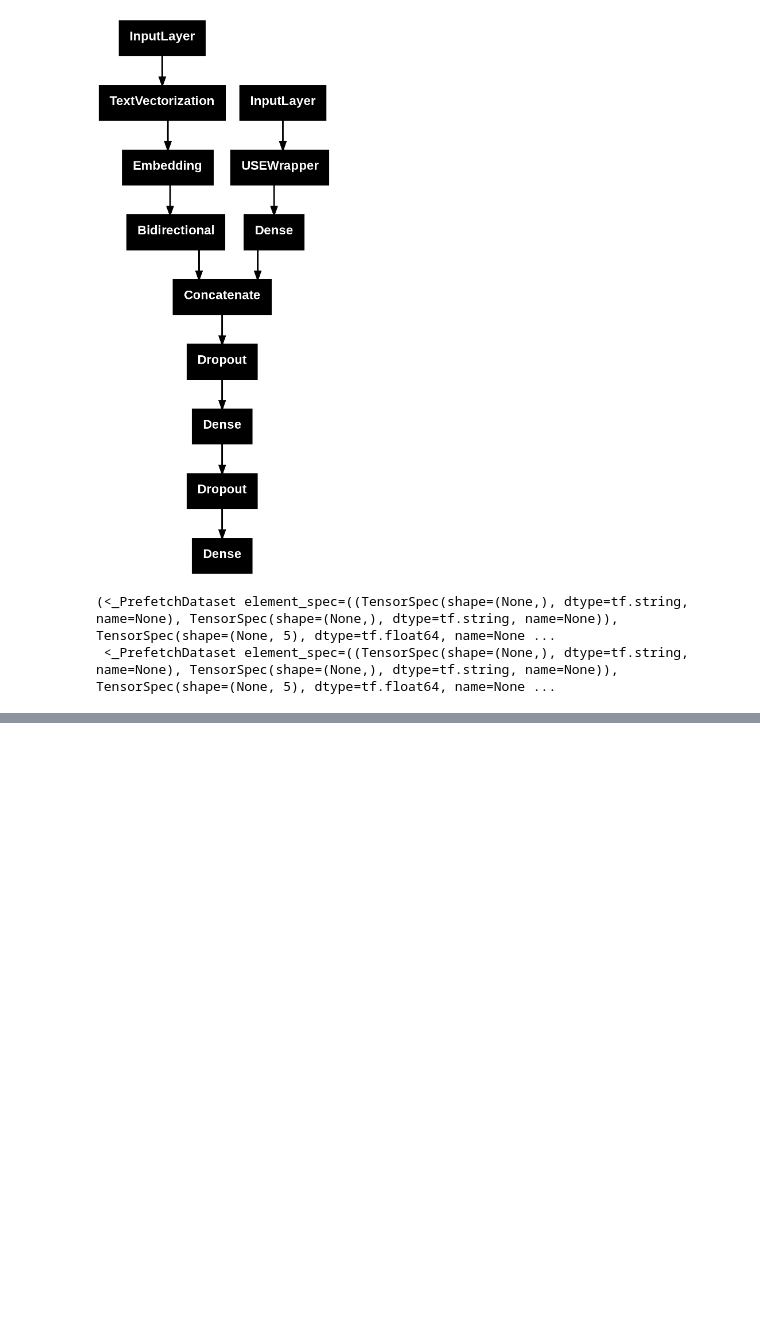
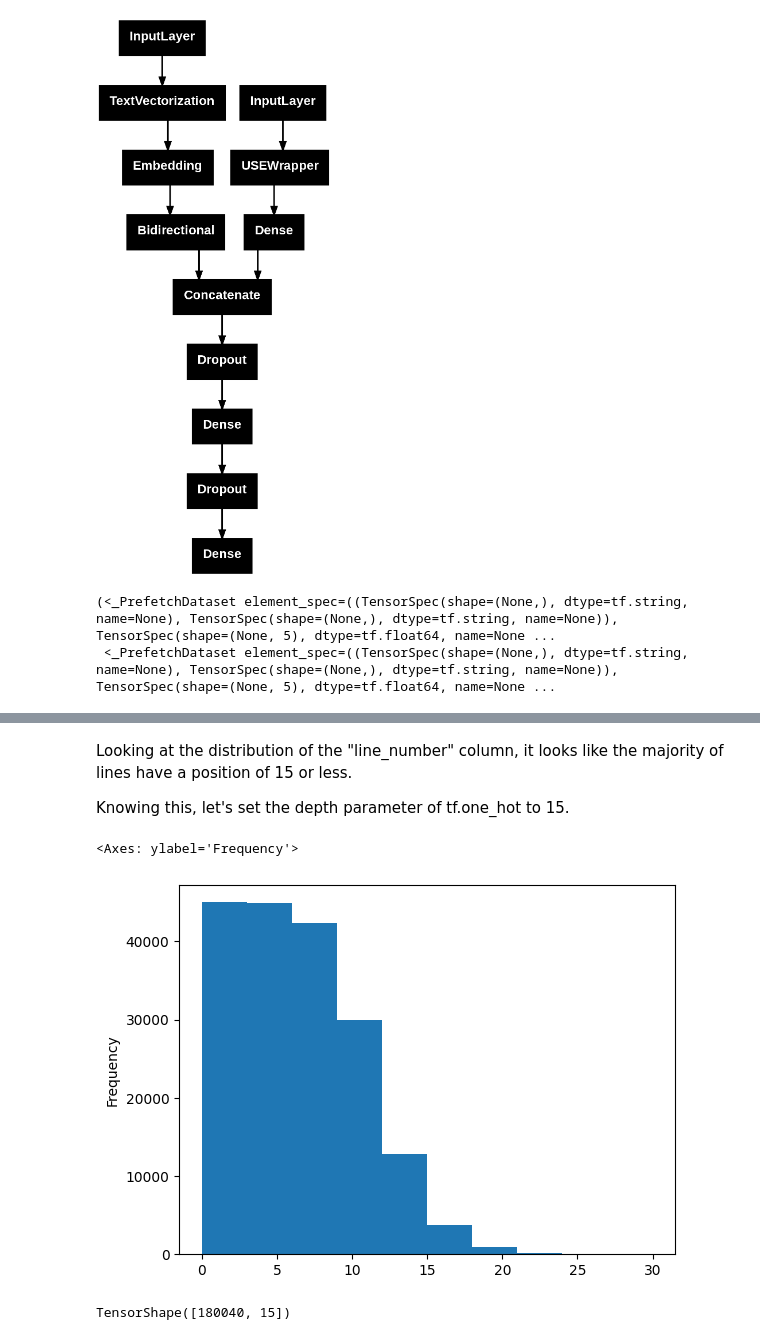
Before and after one commit to Prashanna-Raj-Pandit/MedNLPify-Chrome-Extension, a Jupyter notebook: SkimLit.ipynb, the cells around one changed output, grey strips where cells are left out. Drawn from its saved outputs; the diff is of its cells as text; code cells hidden in the pictures; blank space fills up the shorter version.

```diff
--- a/SkimLit.ipynb
+++ b/SkimLit.ipynb
@@ -1066,0 +1140,10 @@ model_4.evaluate(validation_char_token_dataset)
+# %% [markdown]
+Looking at the distribution of the "line_number" column, it looks like the majority of lines have a position of 15 or less.
+
+Knowing this, let's set the depth parameter of tf.one_hot to 15.
+# %%
+# check the distribution of line_number column
+train_df.line_number.plot.hist()
+# %% [output]
+<Axes: ylabel='Frequency'>
+[figure, added]
@@ -1066,0 +1155,4 @@ model_4.evaluate(validation_char_token_dataset)
+# %%
+train_line_number_one_hot.shape
+# %% [output]
+TensorShape([180040, 15])
```
Also changed, not shown: parts of 62 cells of this notebook.
